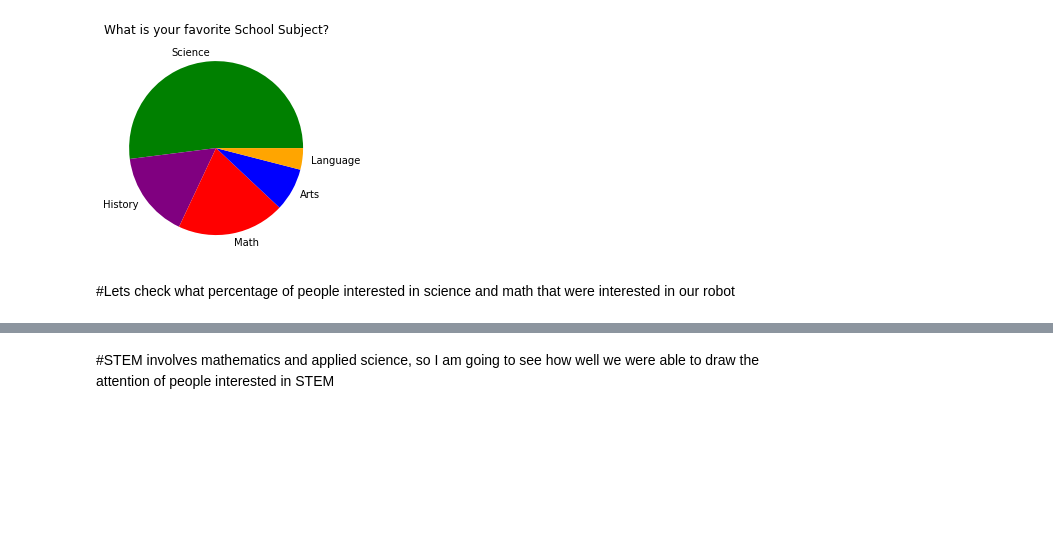
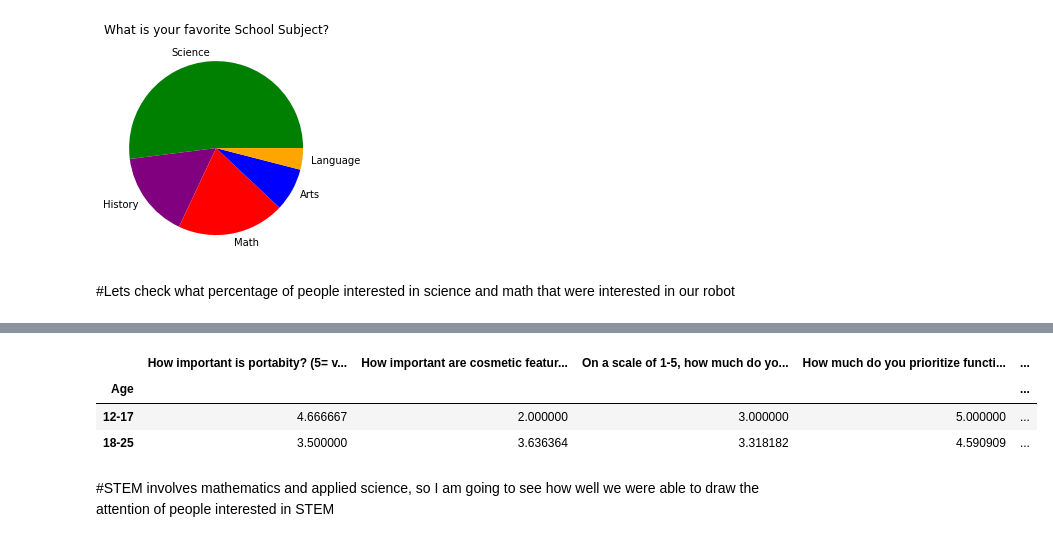
Before and after one commit to Johnnykoch02/GoogleCollabStuff, a Jupyter notebook: StatAnalysisFromRobotSurvey.ipynb, the cells around one changed output, grey strips where cells are left out. Cells and saved outputs as stored; diff of their text form; code cells hidden in the pictures; blank space fills up the shorter version.

```diff
--- a/StatAnalysisFromRobotSurvey.ipynb
+++ b/StatAnalysisFromRobotSurvey.ipynb
@@ -247,6 +247,14 @@ by_subject
 | Language | 4.000000 | 2.000000 | 3.000000 | 5.000000 | ... |
 | Math | 3.400000 | 3.800000 | 3.400000 | 4.600000 | ... |
 | Science | 3.538462 | 3.692308 | 3.384615 | 4.615385 | ... |
+# %%
+by_age = data.groupby(['Age']).mean()
+by_age
+# %% [output]
+|  | How important is portabity? (5= v... | How important are cosmetic featur... | On a scale of 1-5, how much do yo... | How much do you prioritize functi... | ... |
+| Age |  |  |  |  | ... |
+| 12-17 | 4.666667 | 2.000000 | 3.000000 | 5.000000 | ... |
+| 18-25 | 3.500000 | 3.636364 | 3.318182 | 4.590909 | ... |
 # %% [markdown]
 #STEM involves mathematics and applied science, so I am going to see how well we were able to draw the attention of people interested in STEM
 # %%
```
